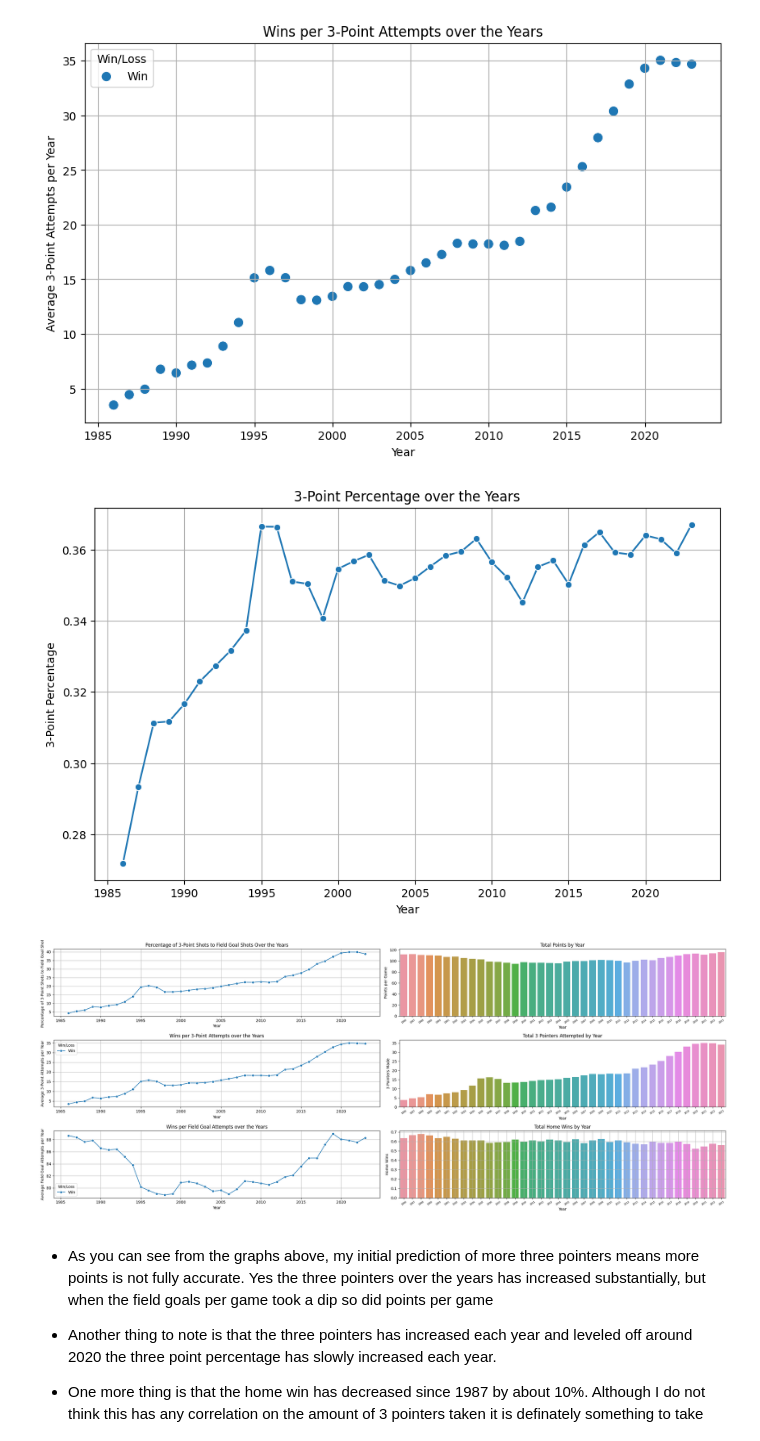
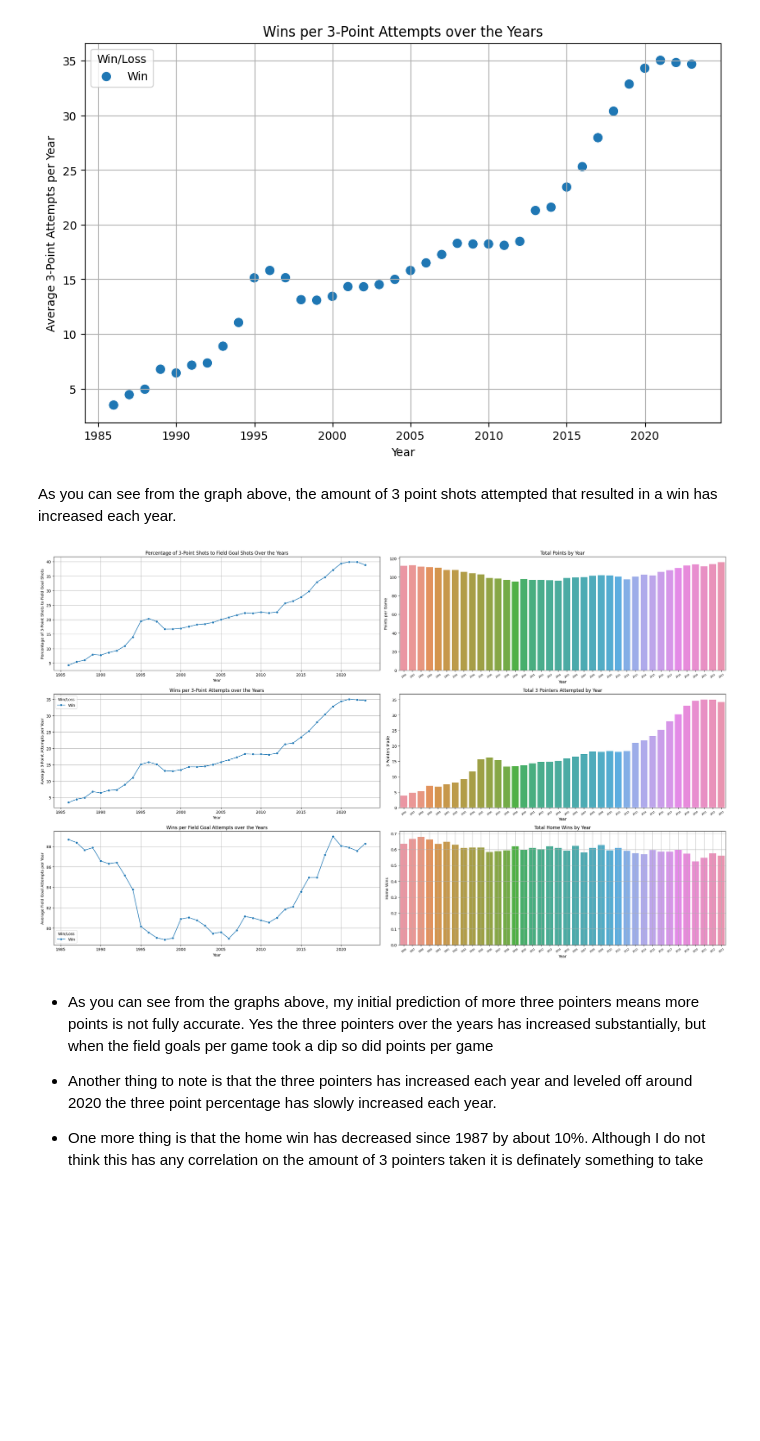
Before and after one commit to chrishunt11/Basketball-Analytics, a Jupyter notebook: Project_2.ipynb, the cells around one changed output. Drawn from its saved outputs; the diff is of its cells as text; code cells hidden in the pictures; blank space fills up the shorter version.

```diff
--- a/Project_2.ipynb
+++ b/Project_2.ipynb
@@ -802,29 +793,14 @@ plt.legend(title='Win/Loss', labels=['Win'])
 plt.show()
 # %% [output]
 [figure]
-# %%
-import matplotlib.pyplot as plt
-import seaborn as sns
-
-# Grouping the data by 'year' and calculating the mean of 'fg3_pct_home' for each year
-year_3pt_percent = df.groupby('year')['fg3_pct_home'].mean().reset_index()
-
-# Creating the line plot
-plt.figure(figsize=(10, 6))
-sns.lineplot(data=year_3pt_percent, x='year', y='fg3_pct_home', marker='o')
-plt.xlabel('Year')
-plt.ylabel('3-Point Percentage')
-plt.title('3-Point Percentage over the Years')
-plt.grid(True)
-plt.show()
-# %% [output]
-[figure, removed]
+# %% [markdown]
+As you can see from the graph above, the amount of 3 point shots attempted that resulted in a win has increased each year.
 # %%
 import matplotlib.pyplot as plt
 import seaborn as sns
 
-# Creating a single figure with three subplots (1 row and 3 columns)
-fig, axes = plt.subplots(nrows=3, ncols=2, figsize=(25, 10))
+# Creating a single figure with three subplots (3 row and 2 columns)
+fig, axes = plt.subplots(nrows=3, ncols=2, figsize=(25, 15))
 
 # Grouping the data by 'year' and calculating the mean of 'fg3_pct_home' for each year
 year_3pt_percent = df.groupby('year')['fg3_pct_home'].mean().reset_index()
@@ -884,34 +860,34 @@ axes[1,1].tick_params(axis='x', labelsize=6, rotation=33)
 wl_home = df.groupby('year')['wl_home'].mean().sort_values(ascending=False).reset_index()
 
 # Creating a Wins per year barplot
 sns.barplot(data=wl_home, x='year', y='wl_home', ax=axes[2,1])
 axes[2,1].set_title('Total Home Wins by Year')
 axes[2,1].set_xlabel('Year')
 axes[2,1].set_ylabel('Home Wins')
 axes[2,1].tick_params(axis='x', labelsize=6, rotation=33)
 axes[2,1].grid(True)
 
 
 # Grouping the data by 'wl_home' and 'year', and calculating the mean of 'fg3a_home' for each group
 wins_fga = df.groupby(['wl_home', 'year'])['fga_home'].mean().reset_index()
 
 # Filtering the data for 'wl_home' where wins are 1 (win)
 wins_data = wins_fga[wins_fga['wl_home'] == 1]
 
 # Scatter plot for Wins per 3-Point Attempts over the Years (Plot on the second subplot)
 sns.lineplot(data=wins_data, x='year', y='fga_home', hue='wl_home', marker='o', ax=axes[2,0])
 axes[2,0].set_xlabel('Year')
 axes[2,0].set_ylabel('Average Field Goal Attempts per Year')
 axes[2,0].set_title('Wins per Field Goal Attempts over the Years')
 axes[2,0].grid(True)
 axes[2,0].legend(title='Win/Loss', labels=['Win'])
 
 # Adjusting the layout to avoid overlapping titles
 plt.tight_layout()
 
 plt.show()
 # %% [output]
-[figure, old version]
+[figure, new version]
 # %% [markdown]
 - As you can see from the graphs above, my initial prediction of more three pointers means more points is not fully accurate. Yes the three pointers over the years has increased substantially, but when the field goals per game took a dip so did points per game
 
```
Also changed, not shown: parts of 6 cells of this notebook.
